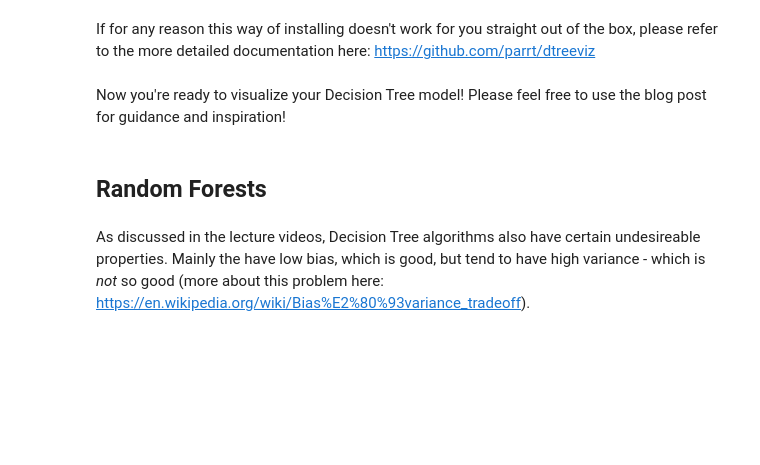
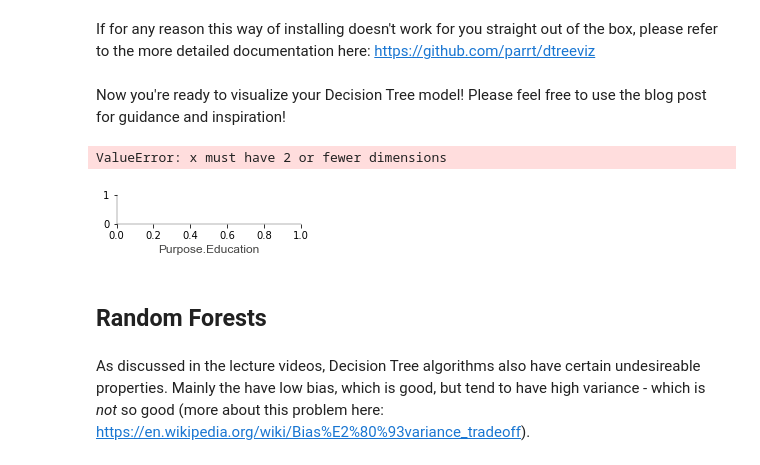
Before and after one commit to aMehdipour/Springboard-Machine-Learning-Mini-Projects, a Jupyter notebook: Mini_Project_Tree-Based_Algorithms.ipynb, the cells around one changed output. Cells and saved outputs as stored; diff of their text form; code cells hidden in the pictures; blank space fills up the shorter version.

```diff
--- a/Mini_Project_Tree-Based_Algorithms.ipynb
+++ b/Mini_Project_Tree-Based_Algorithms.ipynb
@@ -155,3 +165,18 @@ from the cells that were provided in this notebook. Trying to fix, but just want
+# %%
+# Your code here! :)
+
+from dtreeviz.trees import *
+
+y_train_binary = pd.DataFrame(y_train, columns=['Decision'])
+
+y_train_binary = y_train_binary['Decision'].apply(lambda x: 1 if x=="Good" else 0)
+
+viz = dtreeviz(GC_tree, X_train, y_train_binary, target_name='Class', feature_names=X.columns)
+
+viz.show()
+# %% [output]
+ValueError: x must have 2 or fewer dimensions
+[figure, added]
 # %% [markdown]
 ## Random Forests
 # %% [markdown]
```
Also changed, not shown: parts of 18 cells of this notebook.
